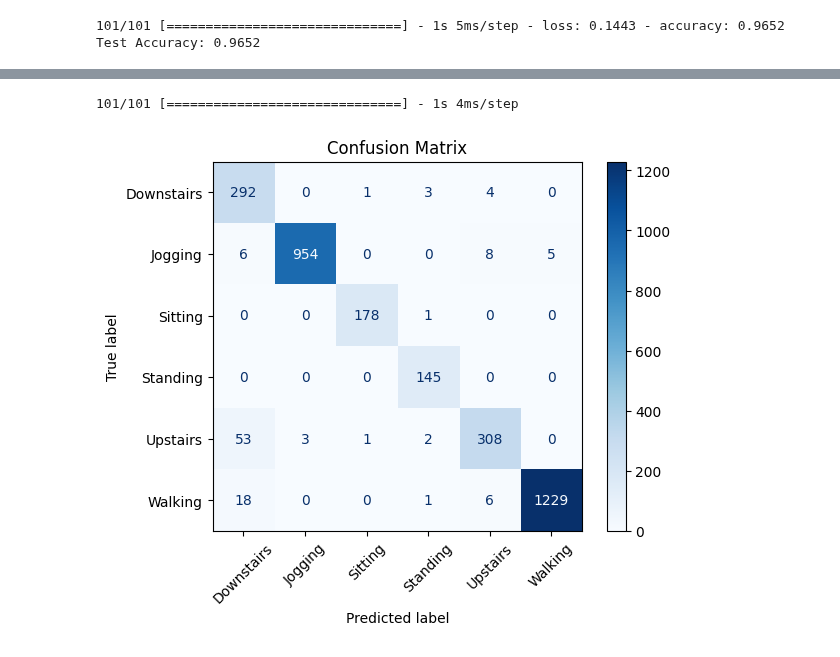
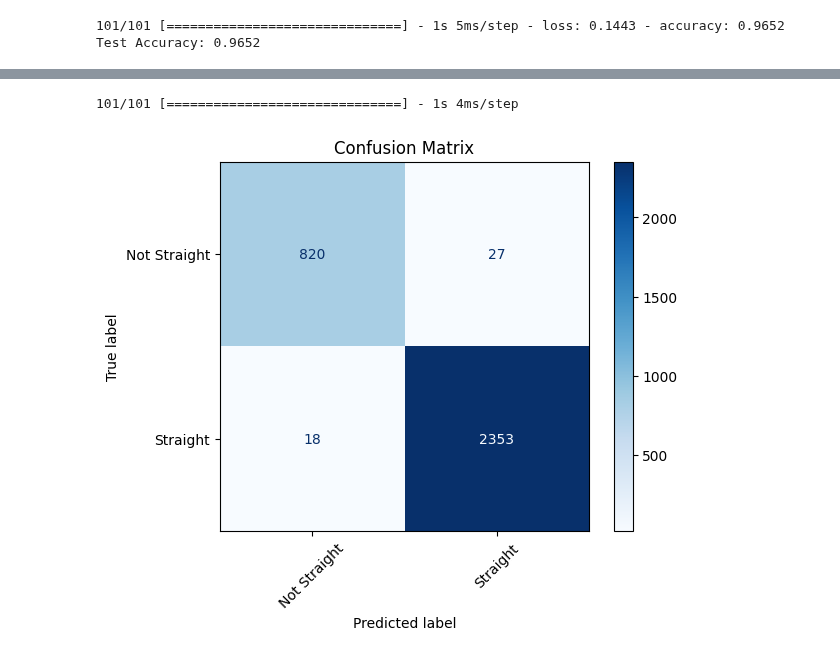
Before and after one commit to tudormatei/dsai-project, a Jupyter notebook: model.ipynb, the cells around one changed output, grey strips where cells are left out. Saved outputs shown, nothing was run; the diff lists cells and outputs as text; code cells hidden in the pictures.

Commit message:
leg straight concept prediction for walking jogging standing

```diff
--- a/model.ipynb
+++ b/model.ipynb
@@ -12,23 +40,26 @@ df = pd.read_csv("dataset.csv")
 window_size = 200  # number of samples per window (~2–4 seconds depending on frequency)
 step_size = 100    # 50% overlap
 
-X = []
-y = []
+X, y, activities = [], [], []
 
-for activity in df['activity'].unique():
-    df_act = df[df['activity'] == activity]
+for _, df_act in df.groupby("activity"):
     signals = df_act[['x-axis','y-axis','z-axis']].values
+    labels = df_act['leg_straight'].values
+    acts = df_act['activity'].values
 
     for start in range(0, len(signals) - window_size, step_size):
         end = start + window_size
-        X.append(signals[start:end])  # shape: (window_size, 3)
-        y.append(activity)
+        X.append(signals[start:end])
+        y.append(labels[start])
+        activities.append(acts[start])   # <--- original activity
 
 X = np.array(X)
 y = np.array(y)
+activities = np.array(activities)
 
 print("X shape:", X.shape)  # (num_windows, window_size, 3)
 print("y shape:", y.shape)
+print("Activities shape:", activities.shape)
 # %% [output]
 X shape: (10726, 200, 3)
 y shape: (10726,)
@@ -45,3 +76,8 @@ num_classes = y_categorical.shape[1]
+# %%
+X_train, X_test, y_train, y_test, act_train, act_test = train_test_split(
+    X_scaled, y, activities,
+    test_size=0.3, random_state=42, stratify=y
+)
 # %%
 from tensorflow.keras.models import Sequential
 from tensorflow.keras.layers import Conv1D, MaxPooling1D, Flatten, Dense, Dropout, BatchNormalization
@@ -61,10 +97,10 @@ model = Sequential([
     Flatten(),
     Dense(128, activation='relu'),
     Dropout(0.3),
-    Dense(num_classes, activation='softmax')
+    Dense(1, activation='sigmoid')
 ])
 
-model.compile(optimizer='adam', loss='categorical_crossentropy', metrics=['accuracy'])
+model.compile(optimizer='adam', loss='binary_crossentropy', metrics=['accuracy'])
 model.summary()
 # %% [output]
 Model: "sequential"
@@ -85,10 +121,6 @@ Trainable params: 825,414
 Non-trainable params: 384
 _________________________________________________________________
 # %%
-from sklearn.model_selection import train_test_split
-
-X_train, X_test, y_train, y_test = train_test_split(X_scaled, y_categorical, test_size=0.3, random_state=42, stratify=y_encoded)
-
 history = model.fit(
     X_train, y_train,
     validation_data=(X_test, y_test),
@@ -156,15 +188,12 @@ plt.show()
 # %%
 from sklearn.metrics import confusion_matrix, ConfusionMatrixDisplay
 
-y_pred = model.predict(X_test)
-y_pred_classes = np.argmax(y_pred, axis=1)
-y_true = np.argmax(y_test, axis=1)
-
-cm = confusion_matrix(y_true, y_pred_classes)
-disp = ConfusionMatrixDisplay(confusion_matrix=cm, display_labels=le.classes_)
+y_pred = (model.predict(X_test) > 0.5).astype("int32")
+cm = confusion_matrix(y_test, y_pred)
+disp = ConfusionMatrixDisplay(confusion_matrix=cm, display_labels=["Not Straight","Straight"])
 disp.plot(cmap=plt.cm.Blues, xticks_rotation=45)
 plt.title("Confusion Matrix")
 plt.show()
 # %% [output]
 101/101 [==============================] - 1s 4ms/step
-[figure, old version]
+[figure, new version]
```
Also changed, not shown: parts of 11 cells of this notebook, 1 other file.
